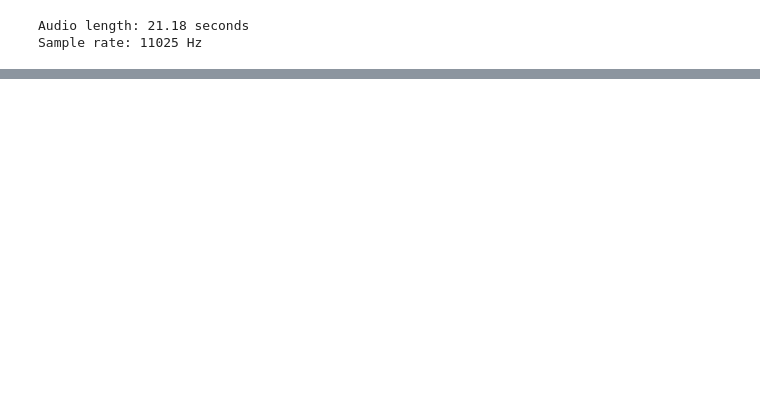
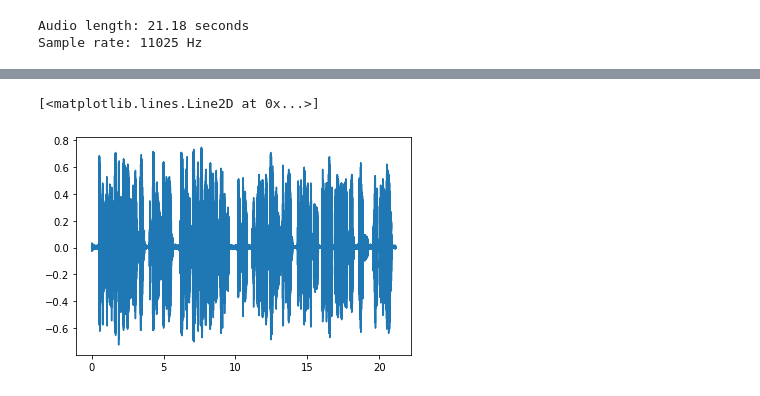
Before and after one commit to lnadi17/spectro-kg, a Jupyter notebook: notebook.ipynb, the cells around one changed output, grey strips where cells are left out. Saved outputs shown, nothing was run; the diff lists cells and outputs as text; code cells hidden in the pictures; blank space fills up the shorter version.

```diff
--- a/notebook.ipynb
+++ b/notebook.ipynb
@@ -4,22 +4,42 @@ import matplotlib.pyplot as plt
 import scipy.io.wavfile as wave
 import numpy.fft
 from IPython.display import Audio
+# %%
+# returns sampling frequency and audio data in range [-1, 1]. prints audio length and sample rate
+def read_wav_audio(audio_relative_path):
+    # fs is sample rate, audio_data is data from a .wav file
+    fs, audio_data = wave.read(audio_relative_path)
+
+    # audio length in seconds
+    length = audio_data.shape[0] / fs
+
+    print("Audio length:", round(length, 2), "seconds")
+    print("Sample rate:", fs, "Hz")
+
+    # convert dtype to float32. works on common data types specified in
+    # https://docs.scipy.org/doc/scipy/reference/generated/scipy.io.wavfile.read.html
+    dtype = audio_data.dtype
+    if dtype != np.float32:
+        type_info = np.iinfo(dtype)
+        audio_data = np.interp(audio_data, [type_info.min, type_info.max], [-1, 1])
+
+    return fs, audio_data
 # %%
 audio_base_path = 'audio/'
 audio_file_name = 'hawking01.wav'
-# %%
-# fs is sample rate, audio_data is data from a .wav file
-fs, audio_data = wave.read(audio_base_path + audio_file_name)
-
-# audio length in seconds
-length = audio_data.shape[0] / fs
-
-print("Audio length:", round(length, 2), "seconds")
-print("Sample rate:", fs, "Hz")
-# %% [output]
-Audio length: 21.18 seconds
-Sample rate: 11025 Hz
+# %%
+fs, audio_data = read_wav_audio(audio_base_path + audio_file_name)
+# %% [output]
+Audio length: 21.18 seconds
+Sample rate: 11025 Hz
 # %%
 Audio(audio_data, rate=fs)
 # %% [output]
 [interactive output not drawn]
+# %%
+# plot audio over time
+t = np.linspace(0, audio_data.shape[0] / fs, audio_data.shape[0])
+plt.plot(t, audio_data)
+# %% [output]
+[<matplotlib.lines.Line2D at 0x...>]
+[figure, added]
```
